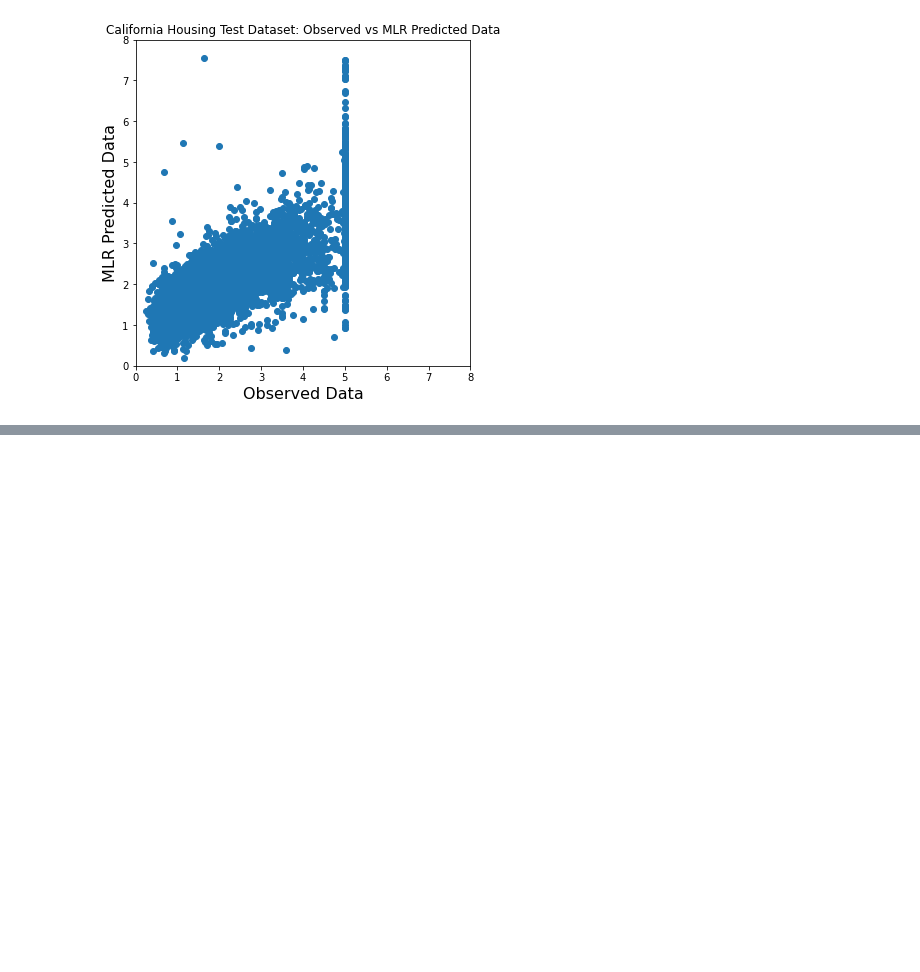
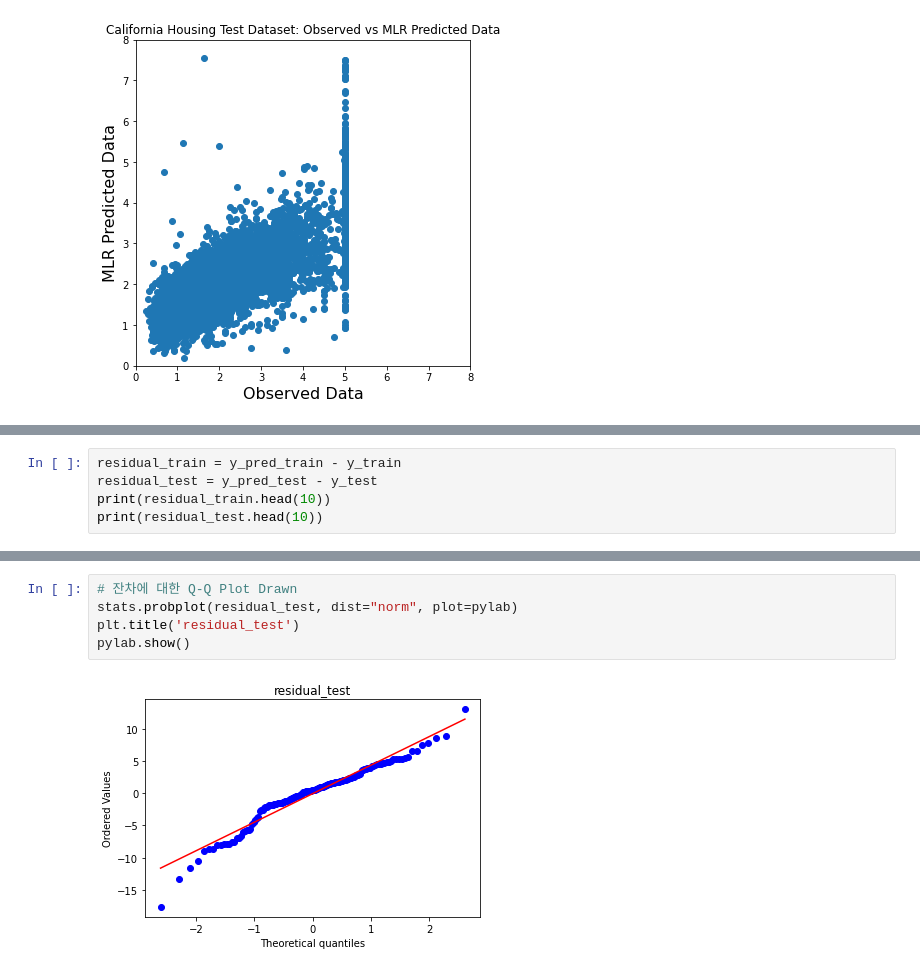
Before and after one commit to davidjjeong/multiple_linear_regression, a Jupyter notebook: MLR_Practice.ipynb, the cells around one changed output, grey strips where cells are left out. Cells and saved outputs as stored; diff of their text form; blank space fills up the shorter version.

```diff
--- a/MLR_Practice.ipynb
+++ b/MLR_Practice.ipynb
@@ -306,0 +454,5 @@ Test R2: 0.536
+# %%
+residual_train = y_pred_train - y_train
+residual_test = y_pred_test - y_test
+print(residual_train.head(10))
+print(residual_test.head(10))
@@ -306,0 +477,7 @@ Test R2: 0.536
+# %%
+# 잔차에 대한 Q-Q Plot Drawn
+stats.probplot(residual_test, dist="norm", plot=pylab)
+plt.title('residual_test')
+pylab.show()
+# %% [output]
+[figure, added]
```
Also changed, not shown: parts of 12 cells of this notebook.
